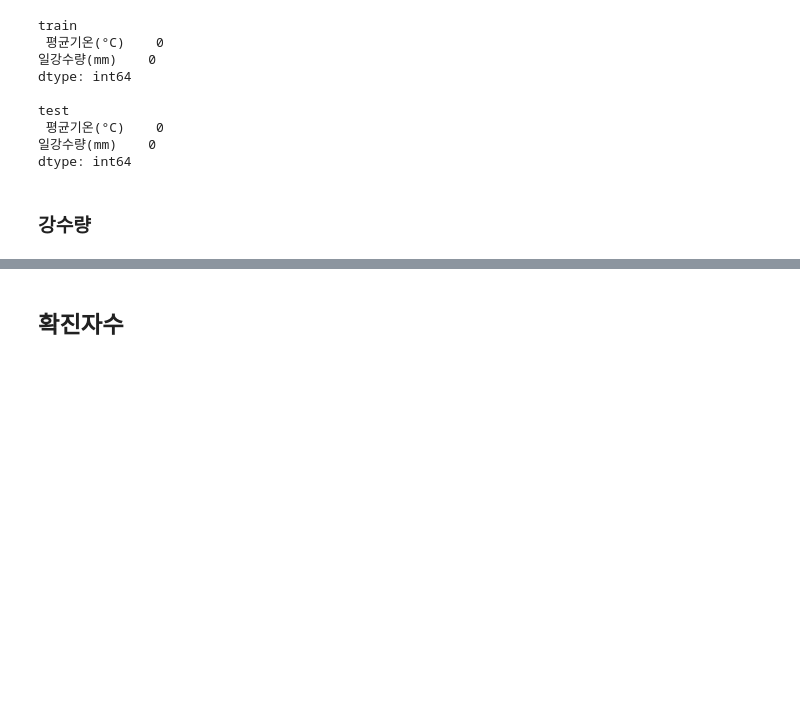
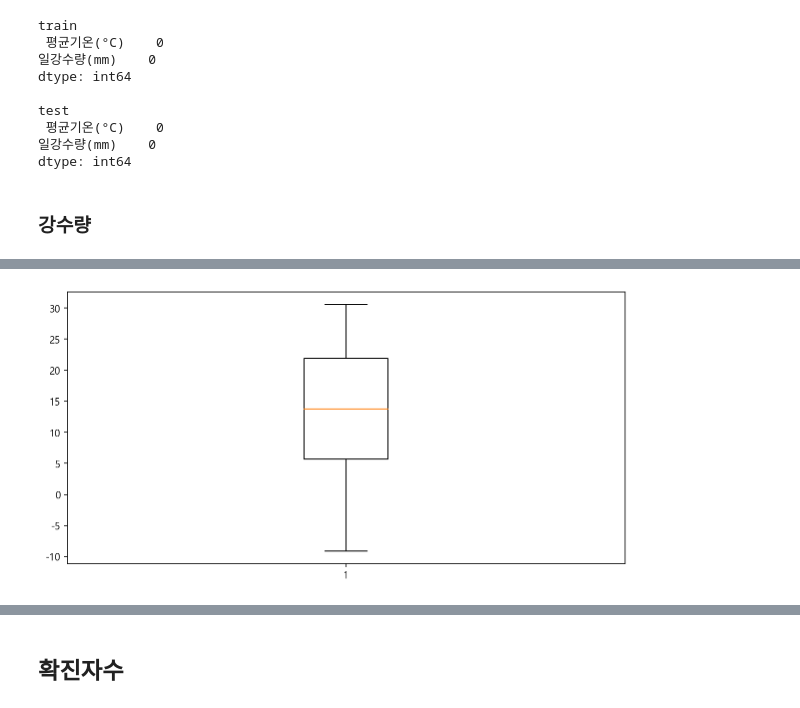
Before and after one commit to Park-taenam/DACON, a Jupyter notebook: restaurant/Restaurant.ipynb, the cells around one changed output, grey strips where cells are left out. Cells and saved outputs as stored; diff of their text form; code cells hidden in the pictures; blank space fills up the shorter version.

```diff
--- a/restaurant/Restaurant.ipynb
+++ b/restaurant/Restaurant.ipynb
@@ -135,0 +152,6 @@ Name: 일강수량, dtype: int64
+# %%
+plt.figure(figsize=(10,5))
+plt.boxplot(train['평균기온(°C)'])
+plt.show()
+# %% [output]
+[figure, added]
```
Also changed, not shown: parts of 51 cells of this notebook.
